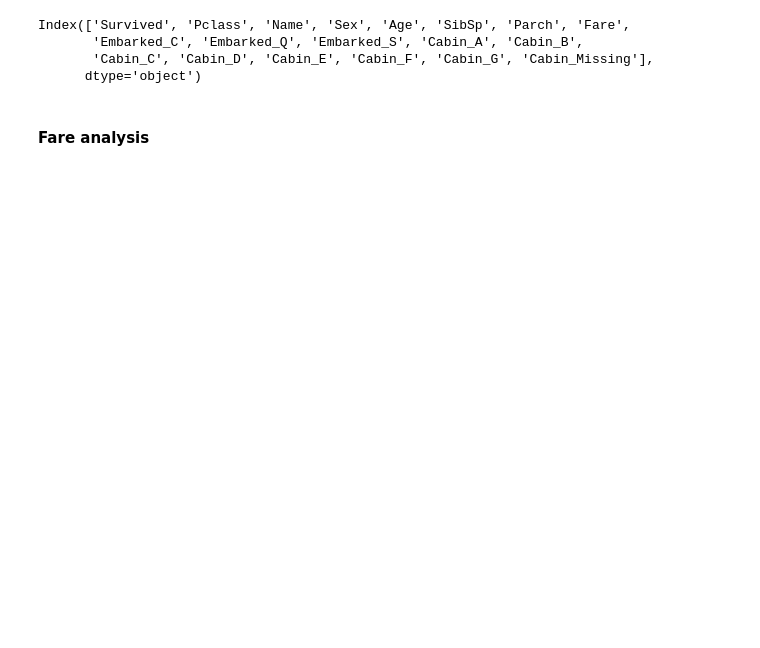
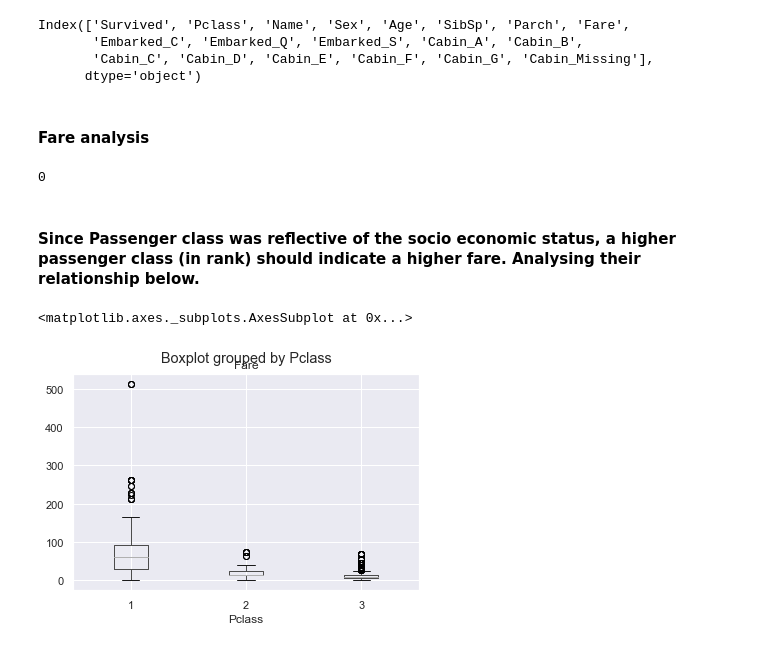
Before and after one commit to abhishekjain88/titanic-kaggle, a Jupyter notebook: Titanic Competition.ipynb, the cells around one changed output. Drawn from its saved outputs; the diff is of its cells as text; code cells hidden in the pictures; blank space fills up the shorter version.

Commit message:
Completed fare analysis

```diff
--- a/Titanic Competition.ipynb
+++ b/Titanic Competition.ipynb
@@ -459,3 +459,14 @@ Index(['Survived', 'Pclass', 'Name', 'Sex', 'Age', 'SibSp', 'Parch', 'Fare',
       dtype='object')
 # %% [markdown]
 #### Fare analysis
+# %%
+titanic.Fare.isnull().sum()
+# %% [output]
+0
+# %% [markdown]
+#### Since Passenger class was reflective of the socio economic status, a higher passenger class (in rank) should indicate a higher fare. Analysing their relationship below.
+# %%
+titanic.boxplot(column='Fare', by='Pclass')
+# %% [output]
+<matplotlib.axes._subplots.AxesSubplot at 0x...>
+[figure, added]
```
Also changed, not shown: parts of 18 cells of this notebook.
